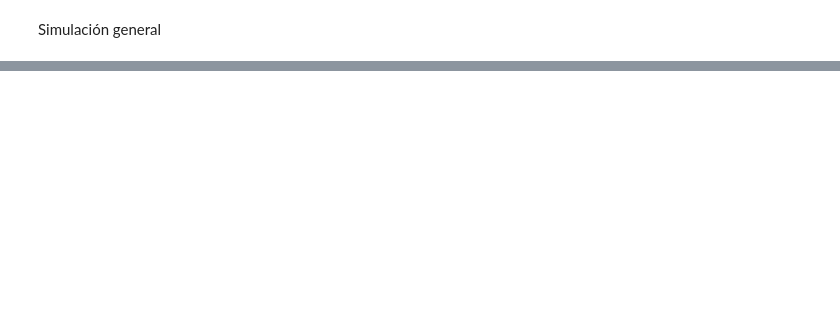
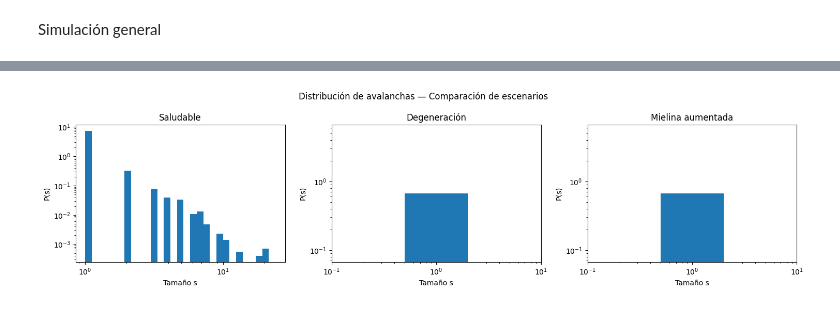
Before and after one commit to Paula-Bautista/Proyecto-Final, a Jupyter notebook: Copia_de_Untitled13.ipynb, the cells around one changed output, grey strips where cells are left out. Saved outputs shown, nothing was run; the diff lists cells and outputs as text; code cells hidden in the pictures; blank space fills up the shorter version.

```diff
--- a/Copia_de_Untitled13.ipynb
+++ b/Copia_de_Untitled13.ipynb
@@ -120,0 +143,52 @@ plt.show()
+# %%
+fig, axes = plt.subplots(1, 3, figsize=(15,4))
+
+datasets = [ava_saludable, ava_deg, ava_mielina]
+titulos = ["Saludable", "Degeneración", "Mielina aumentada"]
+
+for ax, data, title in zip(axes, datasets, titulos):
+    d = data[data > 0] # Filter out zero-sized avalanches
+
+    if len(d) > 0:
+        if d.min() == d.max():
+            # Case: all non-zero avalanches have the same size (e.g., all 1s)
+            single_val = d.min()
+            # Create log-spaced bins that span around the single value
+            # This ensures np.logspace gets distinct start/end and hist works.
+            # We'll use 2 bins to represent a single point effectively
+            bins = np.logspace(np.log10(single_val * 0.5), np.log10(single_val * 2), num=2)
+
+            ax.hist(d, bins=bins, density=True)
+            ax.set_xscale("log")
+            ax.set_yscale("log")
+
+            # Manually set x and y limits to ensure they are strictly positive for log scale
+            ax.set_xlim(single_val * 0.1, single_val * 10) # Span a decade around the value
+            # Set y-limit based on expected density height for a single bin
+            # The density will be 1 / (bin_width) if there's only one unique value
+            bin_width = single_val * 2 - single_val * 0.5
+            max_density = 1.0 / bin_width if bin_width > 0 else 1.0 # Avoid division by zero if somehow bin_width is 0
+            ax.set_ylim(max_density * 0.1, max_density * 10) # Span around the density value
+
+        else:
+            # Case: avalanches have a range of positive sizes
+            bins = np.logspace(np.log10(d.min()), np.log10(d.max()), 30)
+            ax.hist(d, bins=bins, density=True)
+            ax.set_xscale("log")
+            ax.set_yscale("log")
+    else:
+        # Case: no positive avalanches, plot an empty log-log plot (or just labels)
+        ax.set_xscale("log")
+        ax.set_yscale("log")
+        ax.set_xlim(0.1, 10) # Set default log limits for empty plot
+        ax.set_ylim(0.1, 10) # Set default log limits for empty plot
+
+    ax.set_title(title)
+    ax.set_xlabel("Tamaño s")
+    ax.set_ylabel("P(s)")
+
+plt.suptitle("Distribución de avalanchas — Comparación de escenarios")
+plt.tight_layout()
+plt.show()
+# %% [output]
+[figure, added]
```
Also changed, not shown: parts of 15 cells of this notebook.
